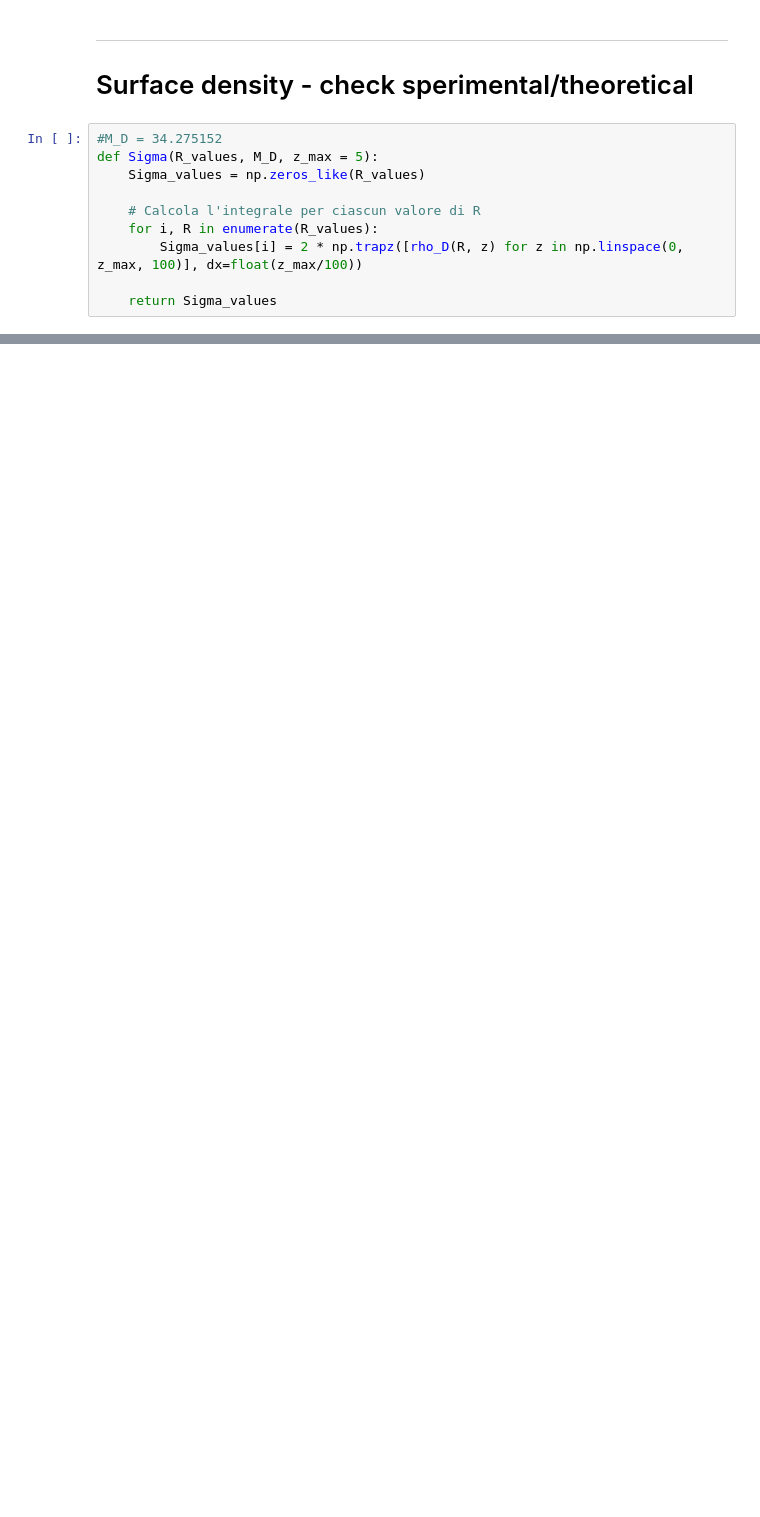
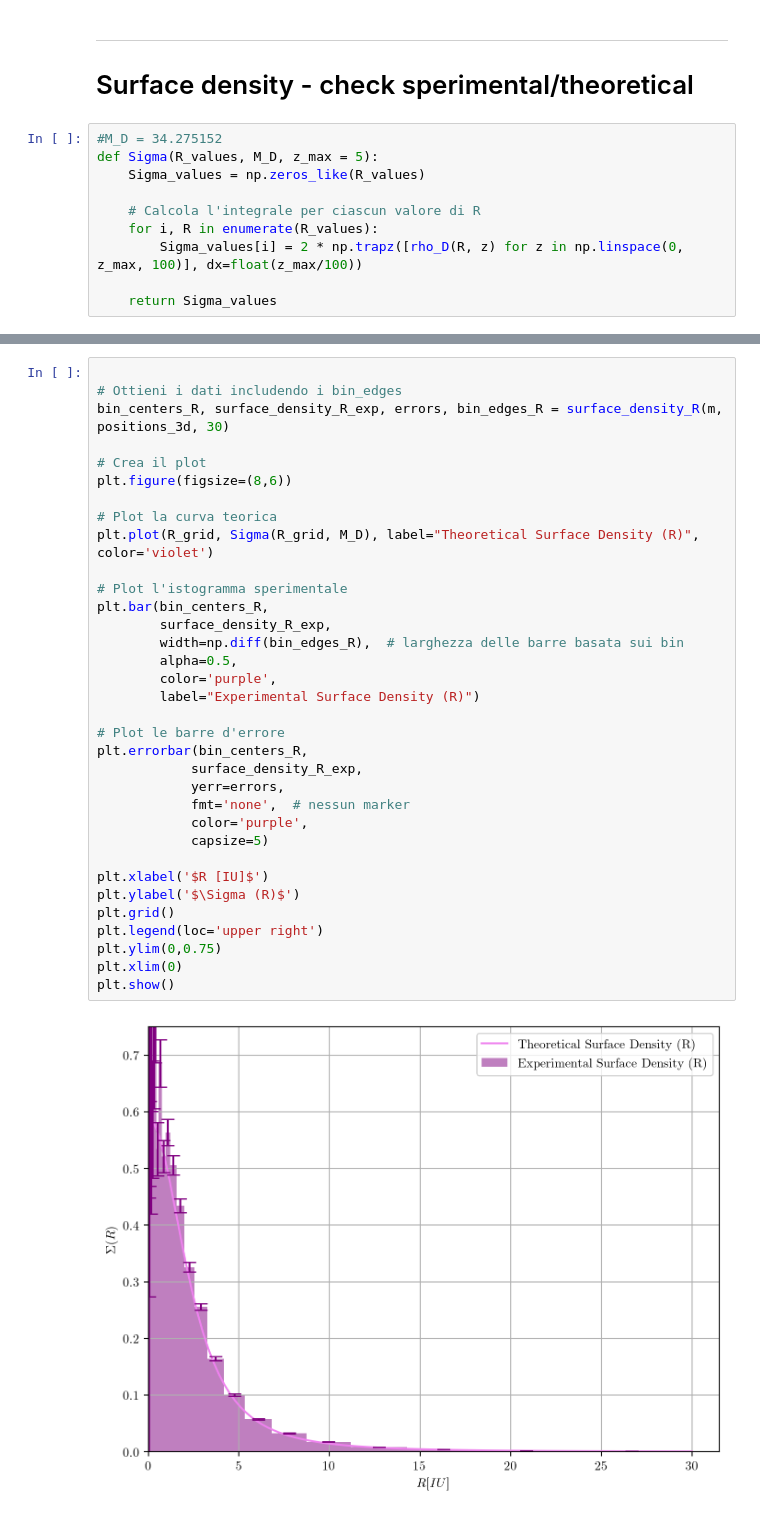
Before and after one commit to ludovicarbone/Miyamoto-Nagai-Disk-in-a-DM-Halo---equilibrium-and-dynamical-friction, a Jupyter notebook: position_generation_MCMC.ipynb, the cells around one changed output, grey strips where cells are left out. Cells and saved outputs as stored; diff of their text form; blank space fills up the shorter version.

```diff
--- a/position_generation_MCMC.ipynb
+++ b/position_generation_MCMC.ipynb
@@ -289,3 +294,39 @@ plt.ylim(0,0.7)
+# %%
+
+# Ottieni i dati includendo i bin_edges
+bin_centers_R, surface_density_R_exp, errors, bin_edges_R = surface_density_R(m, positions_3d, 30)
+
+# Crea il plot
+plt.figure(figsize=(8,6))
+
+# Plot la curva teorica
+plt.plot(R_grid, Sigma(R_grid, M_D), label="Theoretical Surface Density (R)", color='violet')
+
+# Plot l'istogramma sperimentale
+plt.bar(bin_centers_R,
+        surface_density_R_exp,
+        width=np.diff(bin_edges_R),  # larghezza delle barre basata sui bin
+        alpha=0.5,
+        color='purple',
+        label="Experimental Surface Density (R)")
+
+# Plot le barre d'errore
+plt.errorbar(bin_centers_R,
+            surface_density_R_exp,
+            yerr=errors,
+            fmt='none',  # nessun marker
+            color='purple',
+            capsize=5)
+
+plt.xlabel('$R [IU]$')
+plt.ylabel('$\Sigma (R)$')
+plt.grid()
+plt.legend(loc='upper right')
+plt.ylim(0,0.75)
+plt.xlim(0)
+plt.show()
+# %% [output]
+[figure, added]
 # %%
 # Filter the particles with R >= 0.05
 R_particles = np.sqrt(x_particles**2 + y_particles**2)
```
Also changed, not shown: parts of 7 cells of this notebook.
